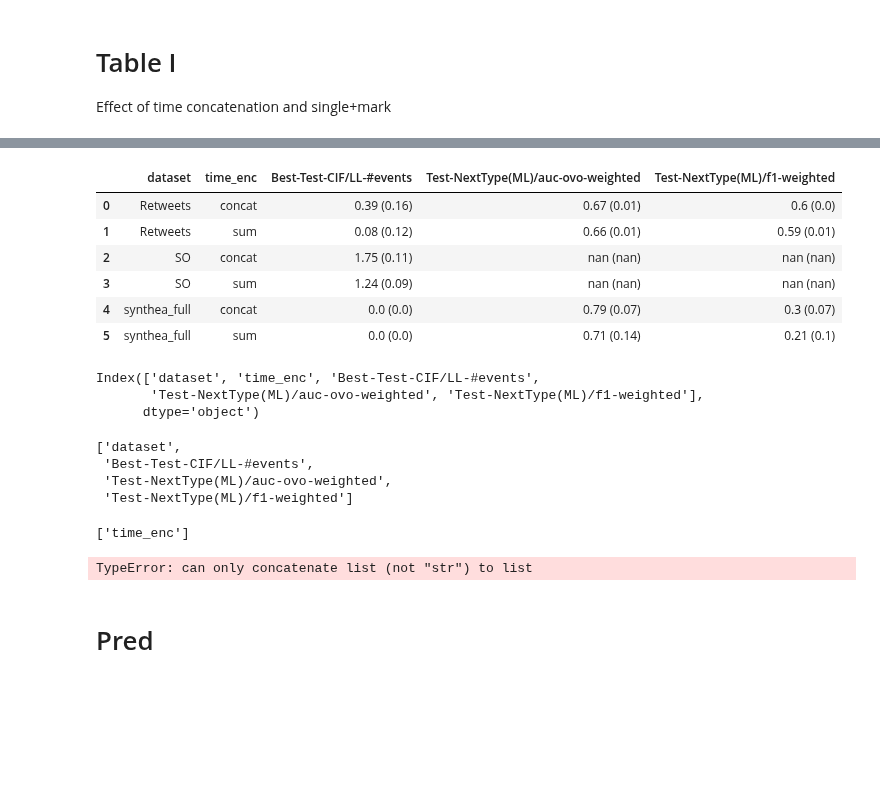
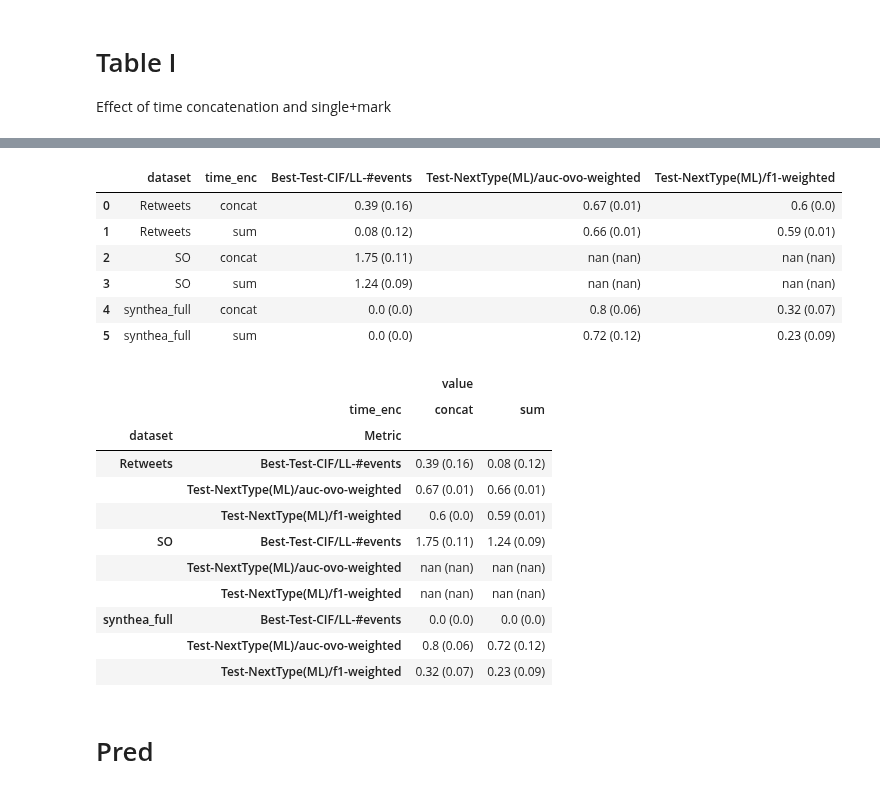
Before and after one commit to hojjatkarami/tedam2, a Jupyter notebook: jup_res.ipynb, the cells around one changed output, grey strips where cells are left out. Saved outputs shown, nothing was run; the diff lists cells and outputs as text; code cells hidden in the pictures; blank space fills up the shorter version.

```diff
--- a/jup_res.ipynb
+++ b/jup_res.ipynb
@@ -144,47 +139,48 @@ df = df[i_groupby_row + i_groupby_col + i_agg + i_metric]
 # df = df.melt(id_vars=i_groupby_row + i_groupby_col + i_agg ,value_vars=i_metric, var_name='Metric')
 
 
 
 
 a0 = df.groupby(i_groupby_row + i_groupby_col)[i_metric].size().rename('runs')
 
 a1 = df.groupby(i_groupby_row + i_groupby_col)[i_metric].aggregate(i_stats).round(3)
 
 a1 = df.groupby(i_groupby_row + i_groupby_col)[i_metric].aggregate(lambda x:str(round(x.mean(),2))  + ' (' + str(round(x.std(),2))  +')'  ).reset_index() #
 
 # a4 = df.groupby(i_by)[i_metric].apply(lambda x:x.round(3).tolist())   # x.round(3).tolist()
 a1
-a1.columns
-i_groupby_row+i_metric
-i_groupby_col
+
 
 df_result = a1.melt(id_vars=i_groupby_row + i_groupby_col,value_vars=i_metric, var_name='Metric')
 # df = df.melt(id_vars=i_groupby_row + i_groupby_col + i_agg ,value_vars=i_metric, var_name='Metric')
 
 df_result.pivot(index=i_groupby_row+['Metric'],columns=i_groupby_col)
 
 # a1.reset_index().pivot(index=i_groupby_row+i_metric,columns=i_groupby_col)
 
 
 
 # a1.to_excel("aaa.xlsx")
 # %% [output]
 |  | dataset | time_enc | Best-Test-CIF/LL-#events | Test-NextType(ML)/auc-ovo-weighted | Test-NextType(ML)/f1-weighted |
 | 0 | Retweets | concat | 0.39 (0.16) | 0.67 (0.01) | 0.6 (0.0) |
 | 1 | Retweets | sum | 0.08 (0.12) | 0.66 (0.01) | 0.59 (0.01) |
 | 2 | SO | concat | 1.75 (0.11) | nan (nan) | nan (nan) |
 | 3 | SO | sum | 1.24 (0.09) | nan (nan) | nan (nan) |
-| 4 | synthea_full | concat | 0.0 (0.0) | 0.79 (0.07) | 0.3 (0.07) |
-| 5 | synthea_full | sum | 0.0 (0.0) | 0.71 (0.14) | 0.21 (0.1) |
+| 4 | synthea_full | concat | 0.0 (0.0) | 0.8 (0.06) | 0.32 (0.07) |
+| 5 | synthea_full | sum | 0.0 (0.0) | 0.72 (0.12) | 0.23 (0.09) |
-Index(['dataset', 'time_enc', 'Best-Test-CIF/LL-#events',
-       'Test-NextType(ML)/auc-ovo-weighted', 'Test-NextType(ML)/f1-weighted'],
-      dtype='object')
-['dataset',
- 'Best-Test-CIF/LL-#events',
- 'Test-NextType(ML)/auc-ovo-weighted',
- 'Test-NextType(ML)/f1-weighted']
-['time_enc']
-TypeError: can only concatenate list (not "str") to list
+|  |  | value |  |
+|  | time_enc | concat | sum |
+| dataset | Metric |  |  |
+| Retweets | Best-Test-CIF/LL-#events | 0.39 (0.16) | 0.08 (0.12) |
+|  | Test-NextType(ML)/auc-ovo-weighted | 0.67 (0.01) | 0.66 (0.01) |
+|  | Test-NextType(ML)/f1-weighted | 0.6 (0.0) | 0.59 (0.01) |
+| SO | Best-Test-CIF/LL-#events | 1.75 (0.11) | 1.24 (0.09) |
+|  | Test-NextType(ML)/auc-ovo-weighted | nan (nan) | nan (nan) |
+|  | Test-NextType(ML)/f1-weighted | nan (nan) | nan (nan) |
+| synthea_full | Best-Test-CIF/LL-#events | 0.0 (0.0) | 0.0 (0.0) |
+|  | Test-NextType(ML)/auc-ovo-weighted | 0.8 (0.06) | 0.72 (0.12) |
+|  | Test-NextType(ML)/f1-weighted | 0.32 (0.07) | 0.23 (0.09) |
 # %% [markdown]
 # Pred
 # %%
```
Also changed, not shown: parts of 3 cells of this notebook, 4 other files.
